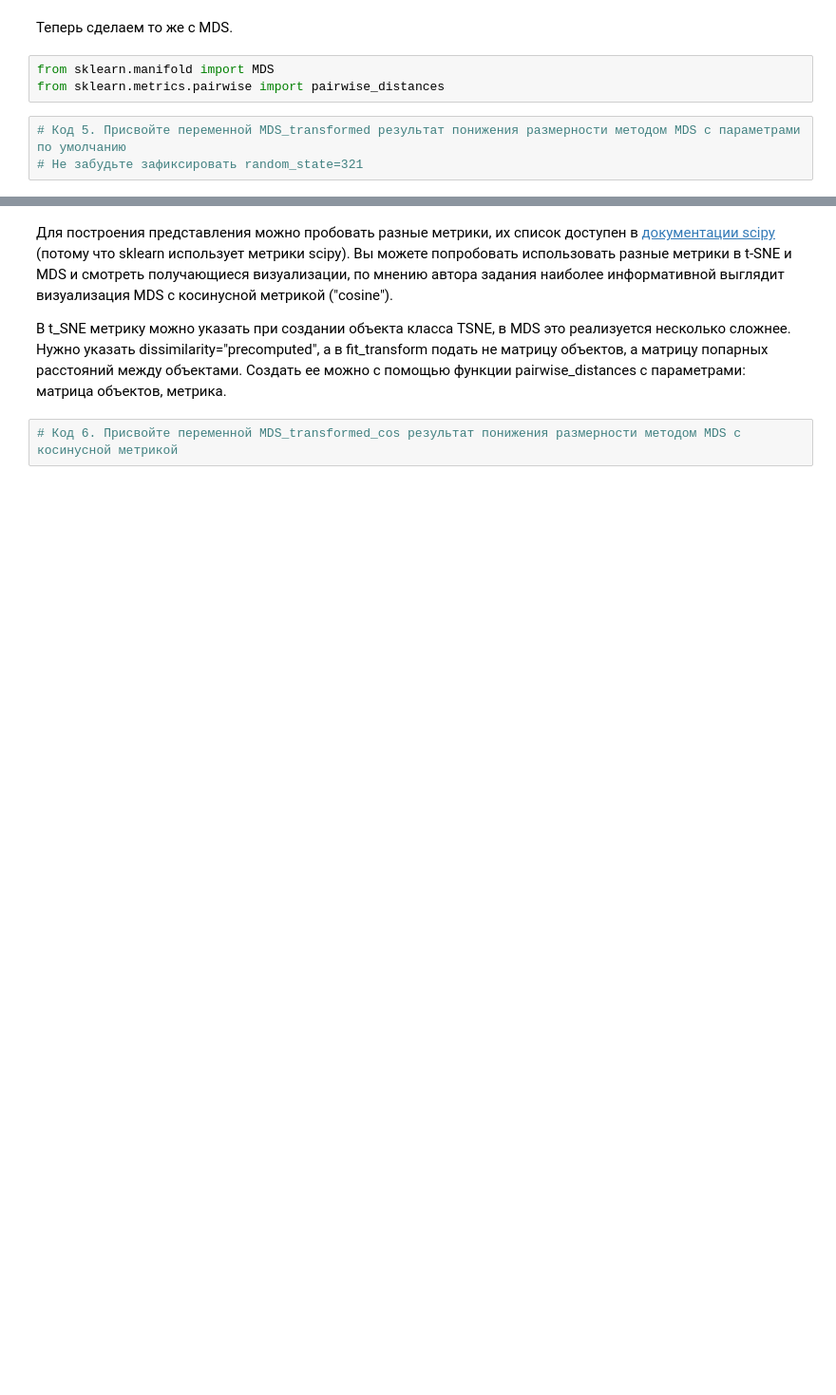
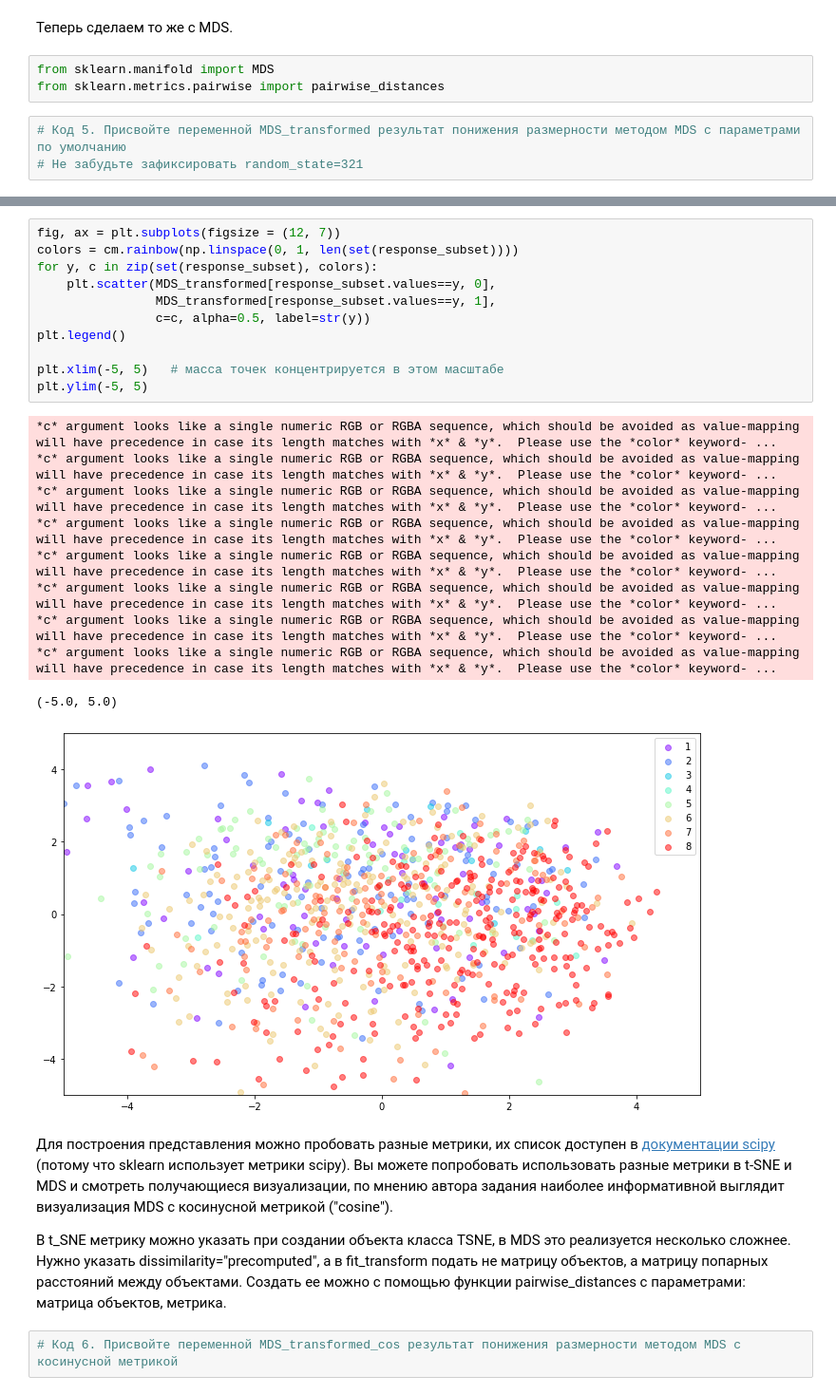
Before and after one commit to margaritik/3_coursera, a Jupyter notebook: week3/VisualizationPeerReview.ipynb, the cells around one changed output, grey strips where cells are left out. Shown at 95% size. Drawn from its saved outputs; the diff is of its cells as text; blank space fills up the shorter version.

```diff
--- a/week3/VisualizationPeerReview.ipynb
+++ b/week3/VisualizationPeerReview.ipynb
@@ -360,3 +402,25 @@ plt.legend()
+# %%
+fig, ax = plt.subplots(figsize = (12, 7))
+colors = cm.rainbow(np.linspace(0, 1, len(set(response_subset))))
+for y, c in zip(set(response_subset), colors):
+    plt.scatter(MDS_transformed[response_subset.values==y, 0],
+                MDS_transformed[response_subset.values==y, 1],
+                c=c, alpha=0.5, label=str(y))
+plt.legend()
+
+plt.xlim(-5, 5)   # масса точек концентрируется в этом масштабе
+plt.ylim(-5, 5)
+# %% [output]
+*c* argument looks like a single numeric RGB or RGBA sequence, which should be avoided as value-mapping will have precedence in case its length matches with *x* & *y*.  Please use the *color* keyword- ...
+*c* argument looks like a single numeric RGB or RGBA sequence, which should be avoided as value-mapping will have precedence in case its length matches with *x* & *y*.  Please use the *color* keyword- ...
+*c* argument looks like a single numeric RGB or RGBA sequence, which should be avoided as value-mapping will have precedence in case its length matches with *x* & *y*.  Please use the *color* keyword- ...
+*c* argument looks like a single numeric RGB or RGBA sequence, which should be avoided as value-mapping will have precedence in case its length matches with *x* & *y*.  Please use the *color* keyword- ...
+*c* argument looks like a single numeric RGB or RGBA sequence, which should be avoided as value-mapping will have precedence in case its length matches with *x* & *y*.  Please use the *color* keyword- ...
+*c* argument looks like a single numeric RGB or RGBA sequence, which should be avoided as value-mapping will have precedence in case its length matches with *x* & *y*.  Please use the *color* keyword- ...
+*c* argument looks like a single numeric RGB or RGBA sequence, which should be avoided as value-mapping will have precedence in case its length matches with *x* & *y*.  Please use the *color* keyword- ...
+*c* argument looks like a single numeric RGB or RGBA sequence, which should be avoided as value-mapping will have precedence in case its length matches with *x* & *y*.  Please use the *color* keyword- ...
+(-5.0, 5.0)
+[figure, added]
 # %% [markdown]
 Для построения представления можно пробовать разные метрики, их список доступен в [документации scipy](http://docs.scipy.org/doc/scipy-0.14.0/reference/generated/scipy.spatial.distance.pdist.html) (потому что sklearn использует метрики scipy). Вы можете попробовать использовать разные метрики в t-SNE и MDS и смотреть получающиеся визуализации, по мнению автора задания наиболее информативной выглядит визуализация MDS c косинусной метрикой ("cosine").
 
```
Also changed, not shown: parts of 13 cells of this notebook.
